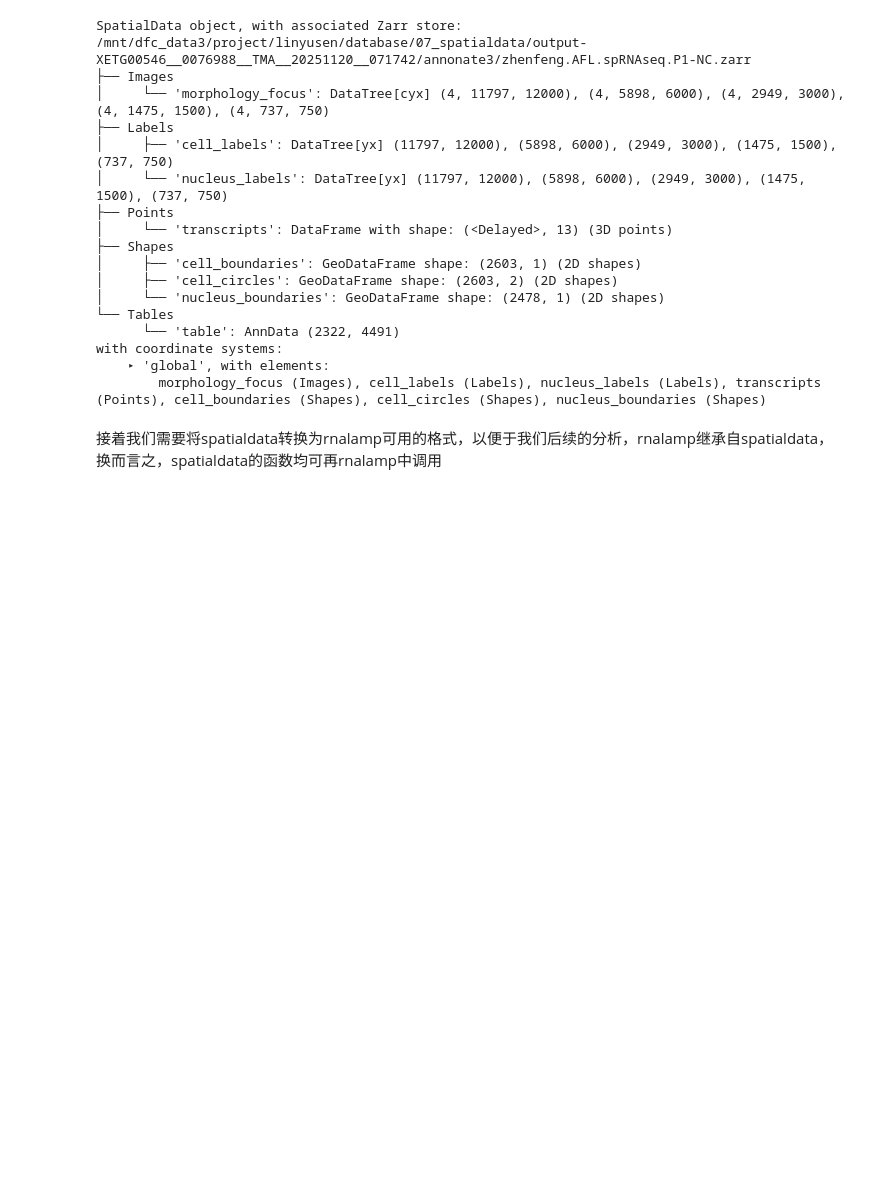
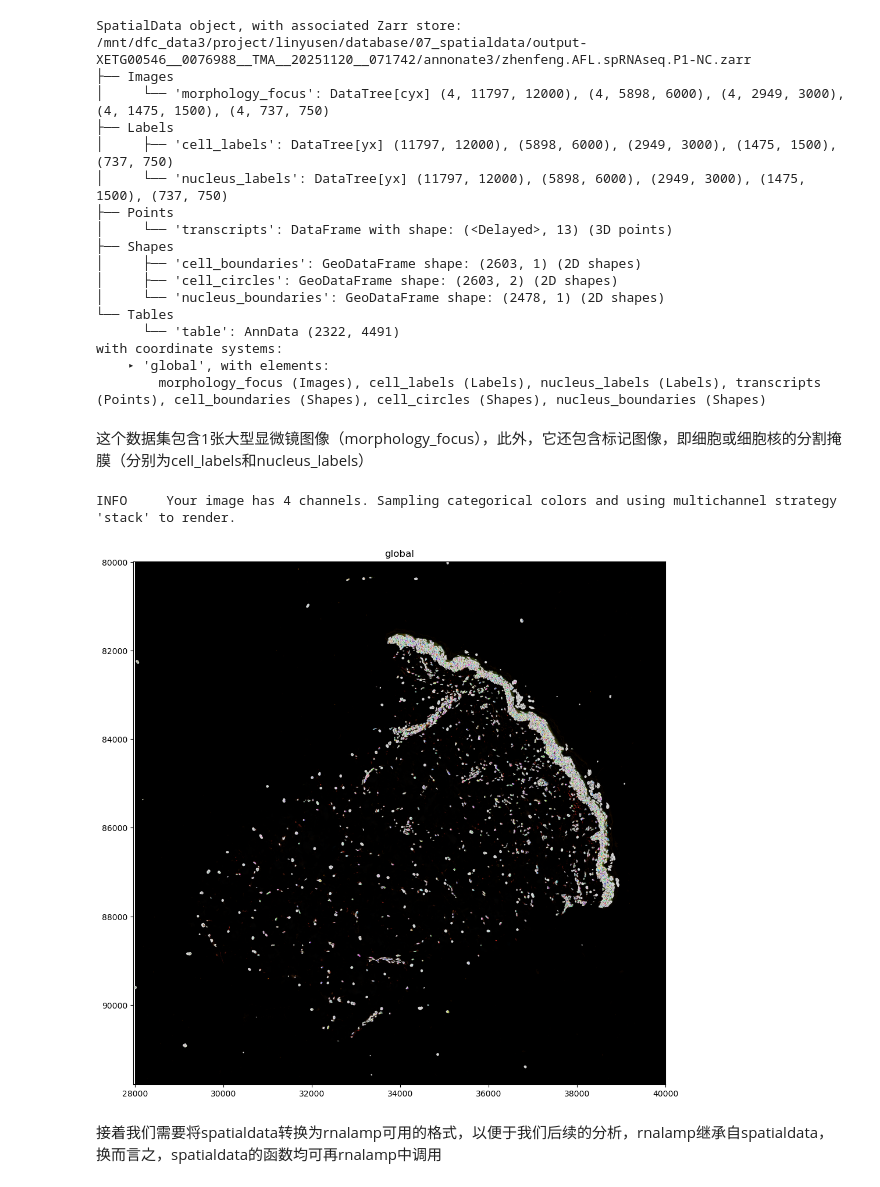
Before and after one commit to linyusen1688/RNALAMP, a Jupyter notebook: gene_colocation.ipynb, the cells around one changed output. Saved outputs shown, nothing was run; the diff lists cells and outputs as text; code cells hidden in the pictures; blank space fills up the shorter version.

```diff
--- a/gene_colocation.ipynb
+++ b/gene_colocation.ipynb
@@ -30,6 +30,21 @@ SpatialData object, with associated Zarr store: /mnt/dfc_data3/project/linyusen/
 with coordinate systems:
     ▸ 'global', with elements:
         morphology_focus (Images), cell_labels (Labels), nucleus_labels (Labels), transcripts (Points), cell_boundaries (Shapes), cell_circles (Shapes), nucleus_boundaries (Shapes)
+# %% [markdown]
+这个数据集包含1张大型显微镜图像（morphology_focus），此外，它还包含标记图像，即细胞或细胞核的分割掩膜（分别为cell_labels和nucleus_labels）
+# %%
+sdata.pl.render_images( #画指定的细胞形状
+    "morphology_focus"
+).pl.render_shapes(
+    "cell_boundaries"
+).pl.render_labels(
+    "nucleus_labels"
+).pl.show(
+    coordinate_systems="global",
+    figsize=(10, 10))
+# %% [output]
+INFO     Your image has 4 channels. Sampling categorical colors and using multichannel strategy 'stack' to render.
+[figure, added]
 # %% [markdown]
 接着我们需要将spatialdata转换为rnalamp可用的格式，以便于我们后续的分析，rnalamp继承自spatialdata，换而言之，spatialdata的函数均可再rnalamp中调用
 # %%
```
Also changed, not shown: parts of 4 cells of this notebook.
